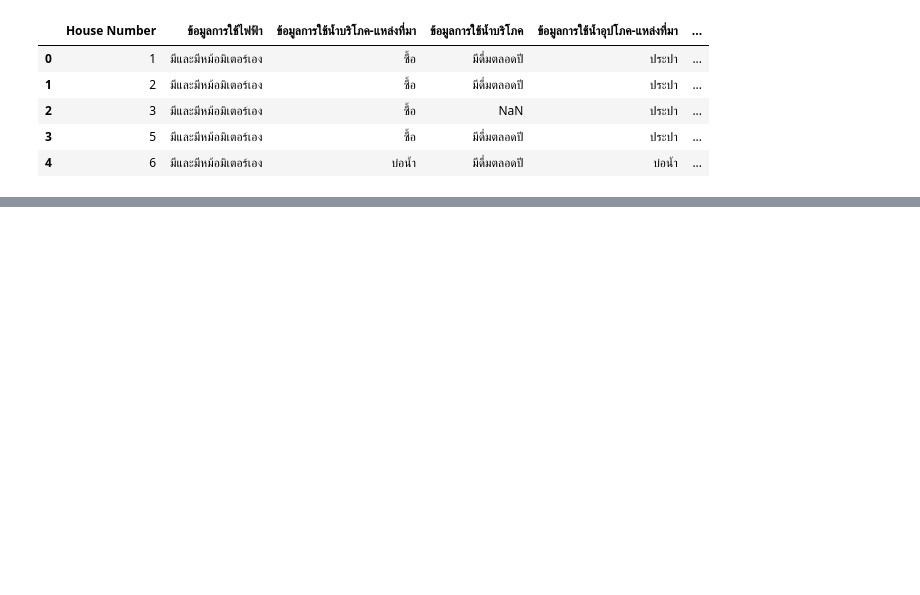
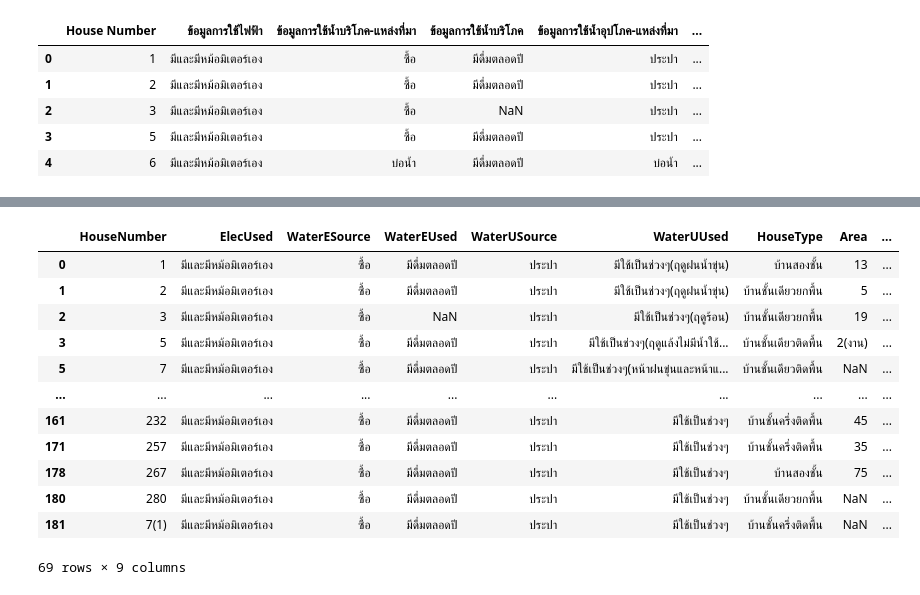
Before and after one commit to panutrytobeprogrammer/GeoDataSci, a Jupyter notebook: Intro_pandas.ipynb, the cells around one changed output, grey strips where cells are left out. Cells and saved outputs as stored; diff of their text form; code cells hidden in the pictures; blank space fills up the shorter version.

```diff
--- a/Intro_pandas.ipynb
+++ b/Intro_pandas.ipynb
@@ -1,8 +1,8 @@
 # %%
 import pandas as pd
 # %%
-df = pd.read_excel('data/สภาพครัวเรือน.xlsx')
-df.head()
+housedata = pd.read_excel('data/สภาพครัวเรือน.xlsx')
+housedata.head()
 # %% [output]
 |  | House Number | ข้อมูลการใช้ไฟฟ้า | ข้อมูลการใช้น้ำบริโภค-แหล่งที่มา | ข้อมูลการใช้น้ำบริโภค | ข้อมูลการใช้น้ำอุปโภค-แหล่งที่มา | ... |
 | 0 | 1 | มีและมีหม้อมิเตอร์เอง | ซื้อ | มีดื่มตลอดปี | ประปา | ... |
@@ -10,3 +10,7 @@ df.head()
 | 2 | 3 | มีและมีหม้อมิเตอร์เอง | ซื้อ | NaN | ประปา | ... |
 | 3 | 5 | มีและมีหม้อมิเตอร์เอง | ซื้อ | มีดื่มตลอดปี | ประปา | ... |
 | 4 | 6 | มีและมีหม้อมิเตอร์เอง | บ่อน้ำ | มีดื่มตลอดปี | บ่อน้ำ | ... |
+# %%
+col = ['HouseNumber', 'ElecUsed', 'WaterESource', 'WaterEUsed', 'WaterUSource', 'WaterUUsed', 'HouseType', 'Area', 'rentArea']
+housedata.columns = col
+housedata.head()
@@ -12,0 +40,18 @@ df.head()
+# %%
+housedata.WaterUUsed = housedata.WaterUUsed.fillna('NoData')
+# %%
+housedata[housedata.WaterUUsed.str.startswith('มีใช้เป็นช่วงๆ')]
+# %% [output]
+|  | HouseNumber | ElecUsed | WaterESource | WaterEUsed | WaterUSource | WaterUUsed | HouseType | Area | ... |
+| 0 | 1 | มีและมีหม้อมิเตอร์เอง | ซื้อ | มีดื่มตลอดปี | ประปา | มีใช้เป็นช่วงๆ(ฤดูฝนน้ำขุ่น) | บ้านสองชั้น | 13 | ... |
+| 1 | 2 | มีและมีหม้อมิเตอร์เอง | ซื้อ | มีดื่มตลอดปี | ประปา | มีใช้เป็นช่วงๆ(ฤดูฝนน้ำขุ่น) | บ้านชั้นเดียวยกพื้น | 5 | ... |
+| 2 | 3 | มีและมีหม้อมิเตอร์เอง | ซื้อ | NaN | ประปา | มีใช้เป็นช่วงๆ(ฤดูร้อน) | บ้านชั้นเดียวยกพื้น | 19 | ... |
+| 3 | 5 | มีและมีหม้อมิเตอร์เอง | ซื้อ | มีดื่มตลอดปี | ประปา | มีใช้เป็นช่วงๆ(ฤดูแล้งไม่มีน้ำใช้... | บ้านชั้นเดียวติดพื้น | 2(งาน) | ... |
+| 5 | 7 | มีและมีหม้อมิเตอร์เอง | ซื้อ | มีดื่มตลอดปี | ประปา | มีใช้เป็นช่วงๆ(หน้าฝนขุ่นและหน้าแ... | บ้านชั้นเดียวติดพื้น | NaN | ... |
+| ... | ... | ... | ... | ... | ... | ... | ... | ... | ... |
+| 161 | 232 | มีและมีหม้อมิเตอร์เอง | ซื้อ | มีดื่มตลอดปี | ประปา | มีใช้เป็นช่วงๆ | บ้านชั้นครึ่งติดพื้น | 45 | ... |
+| 171 | 257 | มีและมีหม้อมิเตอร์เอง | ซื้อ | มีดื่มตลอดปี | ประปา | มีใช้เป็นช่วงๆ | บ้านชั้นครึ่งติดพื้น | 35 | ... |
+| 178 | 267 | มีและมีหม้อมิเตอร์เอง | ซื้อ | มีดื่มตลอดปี | ประปา | มีใช้เป็นช่วงๆ | บ้านสองชั้น | 75 | ... |
+| 180 | 280 | มีและมีหม้อมิเตอร์เอง | ซื้อ | มีดื่มตลอดปี | ประปา | มีใช้เป็นช่วงๆ | บ้านชั้นเดียวยกพื้น | NaN | ... |
+| 181 | 7(1) | มีและมีหม้อมิเตอร์เอง | ซื้อ | มีดื่มตลอดปี | ประปา | มีใช้เป็นช่วงๆ | บ้านชั้นครึ่งติดพื้น | NaN | ... |
+69 rows × 9 columns
```
Also changed, not shown: parts of 6 cells of this notebook.
